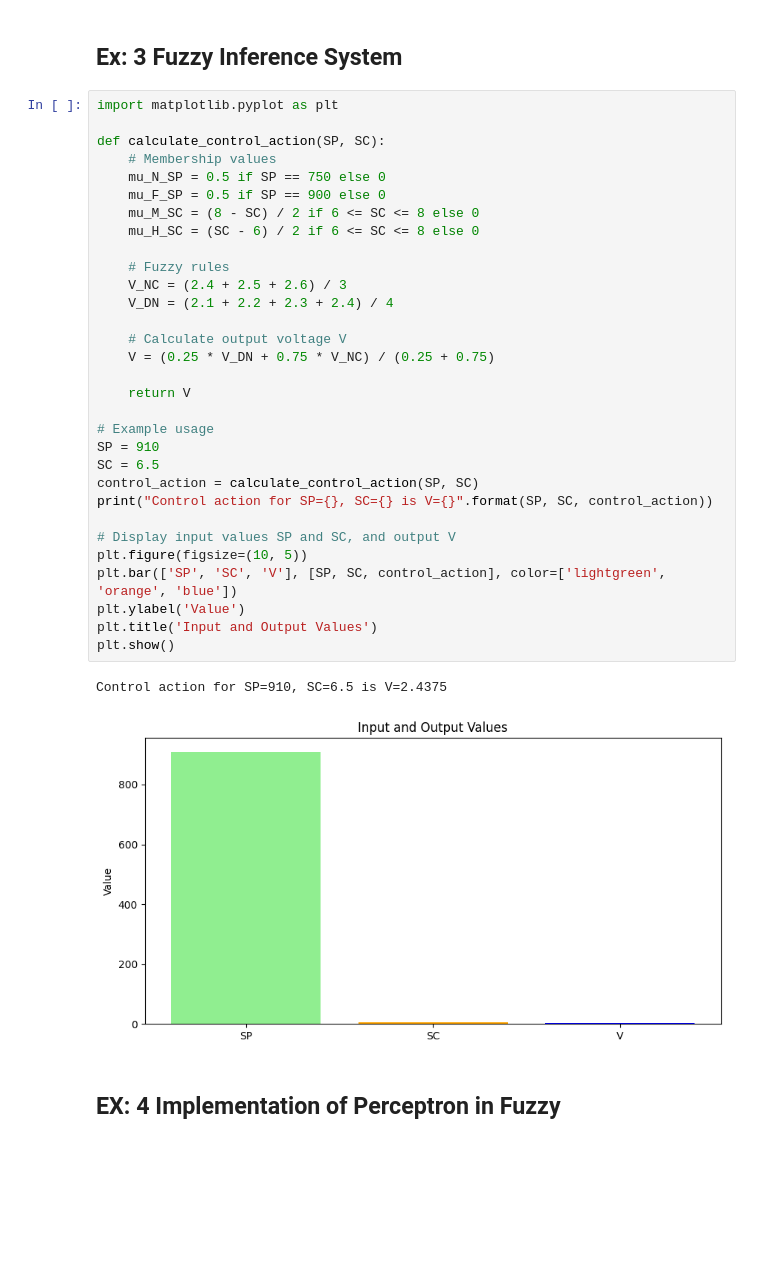
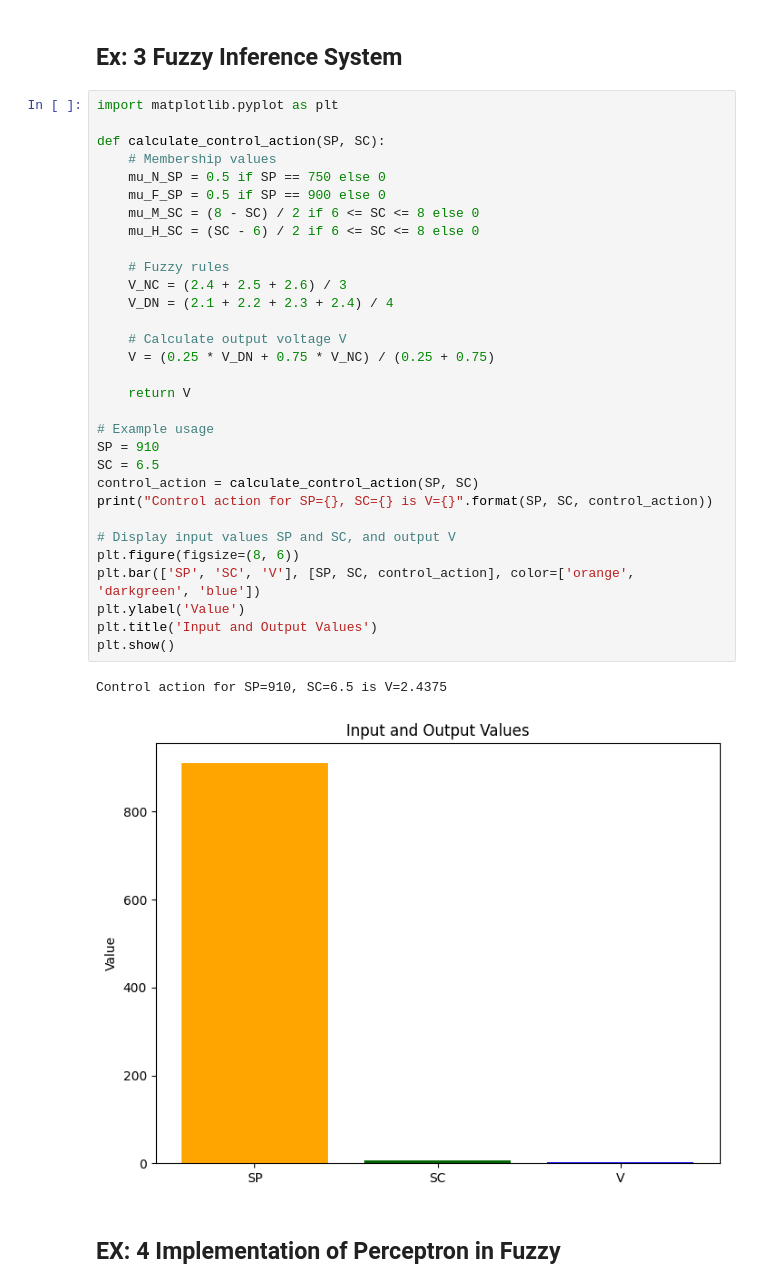
Before and after one commit to ramprasathmk/Soft-Computing-Lab-2024, a Jupyter notebook: SoftComputingLab_(VI_SEM).ipynb, the cells around one changed output. Cells and saved outputs as stored; diff of their text form; blank space fills up the shorter version.

```diff
--- a/SoftComputingLab_(VI_SEM).ipynb
+++ b/SoftComputingLab_(VI_SEM).ipynb
@@ -405,36 +403,36 @@ Control action for x=3 and y=5 is u=6.0200000000000005
 import matplotlib.pyplot as plt
 
 def calculate_control_action(SP, SC):
     # Membership values
     mu_N_SP = 0.5 if SP == 750 else 0
     mu_F_SP = 0.5 if SP == 900 else 0
     mu_M_SC = (8 - SC) / 2 if 6 <= SC <= 8 else 0
     mu_H_SC = (SC - 6) / 2 if 6 <= SC <= 8 else 0
 
     # Fuzzy rules
     V_NC = (2.4 + 2.5 + 2.6) / 3
     V_DN = (2.1 + 2.2 + 2.3 + 2.4) / 4
 
     # Calculate output voltage V
     V = (0.25 * V_DN + 0.75 * V_NC) / (0.25 + 0.75)
 
     return V
 
 # Example usage
 SP = 910
 SC = 6.5
 control_action = calculate_control_action(SP, SC)
 print("Control action for SP={}, SC={} is V={}".format(SP, SC, control_action))
 
 # Display input values SP and SC, and output V
-plt.figure(figsize=(10, 5))
-plt.bar(['SP', 'SC', 'V'], [SP, SC, control_action], color=['lightgreen', 'orange', 'blue'])
+plt.figure(figsize=(8, 6))
+plt.bar(['SP', 'SC', 'V'], [SP, SC, control_action], color=['orange', 'darkgreen', 'blue'])
 plt.ylabel('Value')
 plt.title('Input and Output Values')
 plt.show()
 # %% [output]
 Control action for SP=910, SC=6.5 is V=2.4375
-[figure, old version]
+[figure, new version]
 # %% [markdown]
 ## EX: 4 Implementation of Perceptron in Fuzzy
 # %%
```
Also changed, not shown: parts of 8 cells of this notebook.
